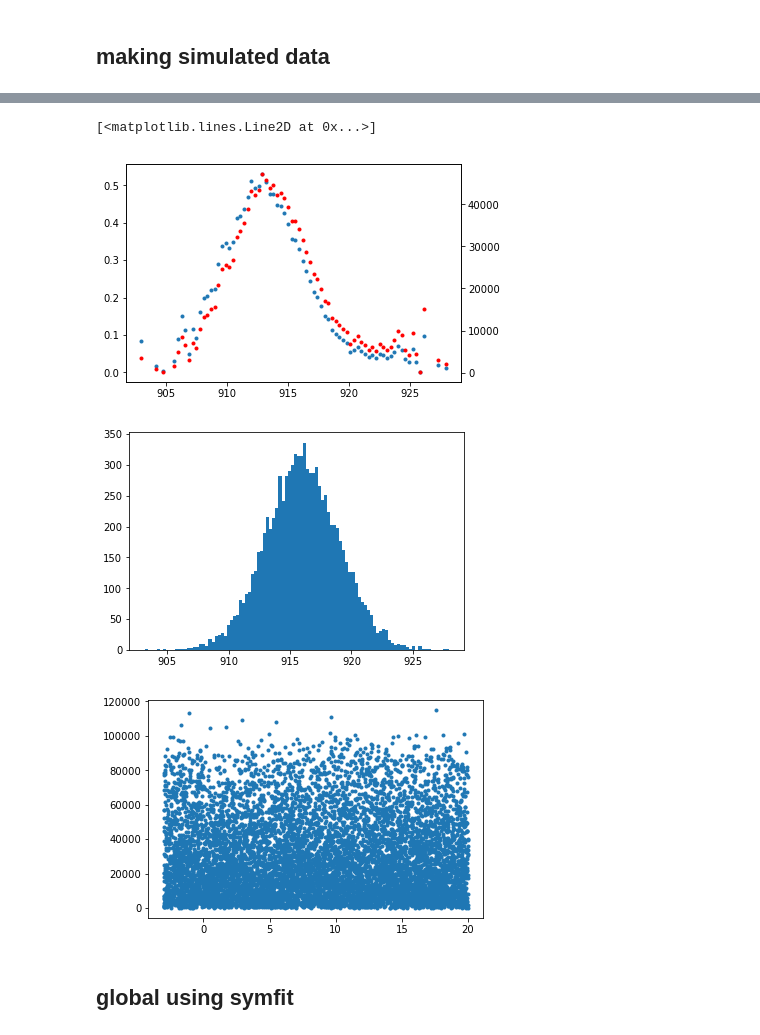
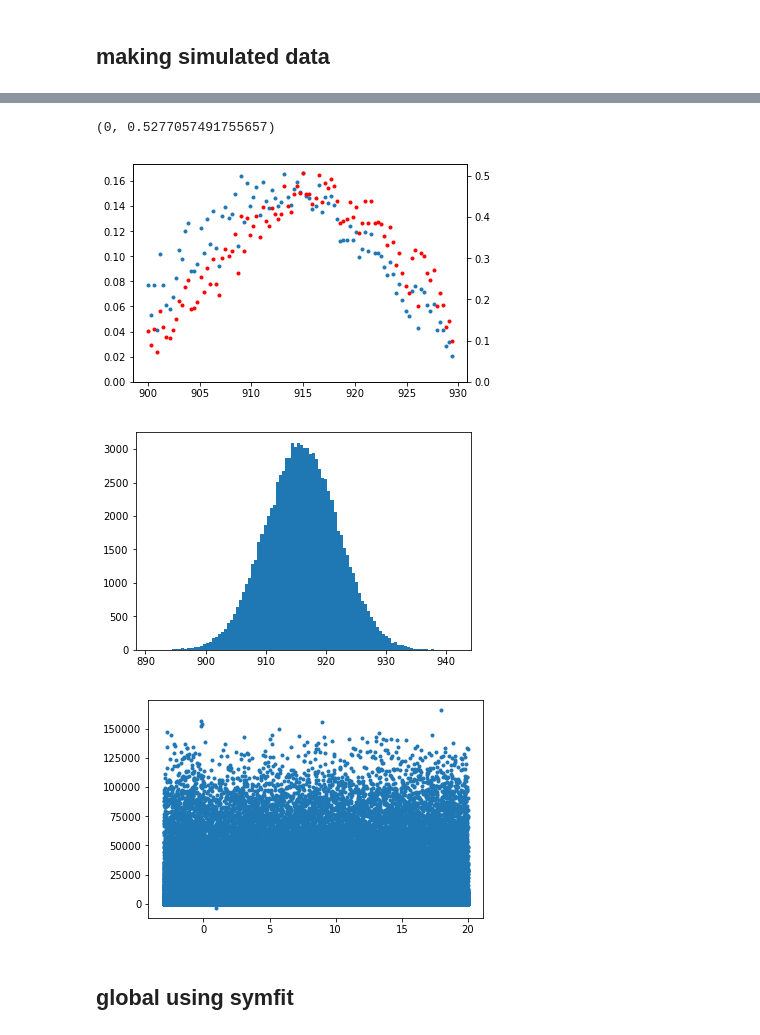
Before and after one commit to sioan/softXRayDataAndControls, a Jupyter notebook: experimentSpecificFiles/sxri0414/pump_probe_sim.ipynb, the cells around one changed output, grey strips where cells are left out. Drawn from its saved outputs; the diff is of its cells as text; code cells hidden in the pictures.

```diff
--- a/experimentSpecificFiles/sxri0414/pump_probe_sim.ipynb
+++ b/experimentSpecificFiles/sxri0414/pump_probe_sim.ipynb
@@ -24,7 +24,7 @@ sympy.__version__
 ## making simulated data
 # %%
 def y(t,a,w,phi,tau):
-    return 50+np.heaviside(t,0)*(-5*np.exp(-t/tau)+a*np.exp(-t/tau)*np.sin(w*t+phi))
+    return np.heaviside(t,0)*(-5*np.exp(-t/tau)+a*np.exp(-t/tau)*np.sin(w*t+phi))
 # %%
 t = np.arange(-3,20,0.01)
 plt.plot(t,y(t,1,np.pi,3.1,5))
@@ -34,9 +38,9 @@ plt.plot(t,y(t,1,np.pi,3.1,5))
 # %%
-t_sim     =  np.random.rand(4*len(t))*23-3
-e_sim     =  np.random.normal(916,3,len(t_sim))
-e_noisy   =  e_sim + np.random.normal(0,1,len(t_sim))
-y_sim     =  y(t_sim,1,np.pi,3.1,5) #+np.random.normal(0,1,len(t_sim))
-IFEE_sim  =  np.random.rand(len(t_sim))
-I0_sim    =  IFEE_sim*np.exp(-(913-e_noisy)**2/4**2)+np.random.normal(0.0,0.2,len(t_sim))**2
-I_sim     =  I0_sim*y_sim *10* (1+(e_sim-895)*10.0) +np.random.normal(0,0.8,len(t_sim))**2
+t_sim     =  np.random.rand(40*len(t))*23-3
+e_sim     =  np.random.normal(916,9,len(t_sim))
+e_noisy   =  e_sim + np.random.normal(0,9,len(t_sim))
+y_sim     =  1+1e-2*y(t_sim,0.1,np.pi,3.1,5) #+np.random.normal(0,1,len(t_sim))
+IFEE_sim  =   np.random.normal(2,0.4,len(t_sim))
+I0_sim    =  IFEE_sim*np.exp(-(913-e_noisy)**2/1**2)+1e-2*np.random.normal(0.0,0.2,len(t_sim))**2
+I_sim     =  I0_sim*y_sim*(1+(e_sim-895)/10) +1e-2*np.random.normal(0,0.8,len(t_sim))**2
 # %%
@@ -47,23 +50,25 @@ plt.plot(I0_sim,I_sim,'.')
 # %%
 my_bins = np.arange(900,930,0.3)
 
 my_binned_stat = binned_statistic_dd(e_sim,I0_sim,bins=[my_bins],statistic=np.average)
 plt.plot(my_binned_stat.bin_edges[0][:-1],my_binned_stat.statistic,'.',alpha=1)
+plt.ylim(0,)
 plt.twinx()
 my_binned_stat = binned_statistic_dd(e_sim,I_sim,bins=[my_bins],statistic=np.average)
 plt.plot(my_binned_stat.bin_edges[0][:-1],my_binned_stat.statistic,'.',alpha=1,color='r')
+plt.ylim(0,)
 # %% [output]
-[<matplotlib.lines.Line2D at 0x...>]
+(0, 0.5277057491755657)
-[figure, old version]
+[figure, new version]
 # %%
 dummy_hist = plt.hist(e_sim,bins=100)
 # %% [output]
-[figure, old version]
+[figure, new version]
 # %%
 plt.plot(t_sim,I_sim,'.')
 plt.show()
 # %% [output]
-[figure, old version]
+[figure, new version]
 # %% [markdown]
 ## global using symfit
 # %% [markdown]
```
Also changed, not shown: parts of 4 cells of this notebook.
